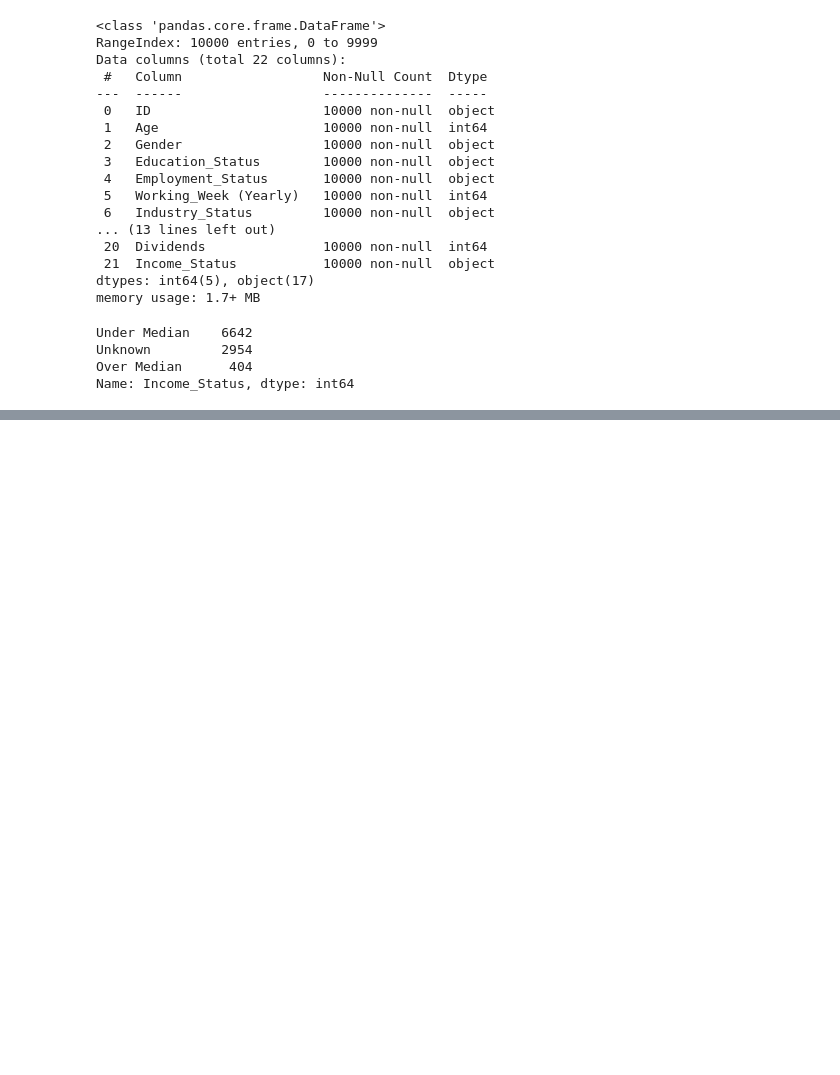
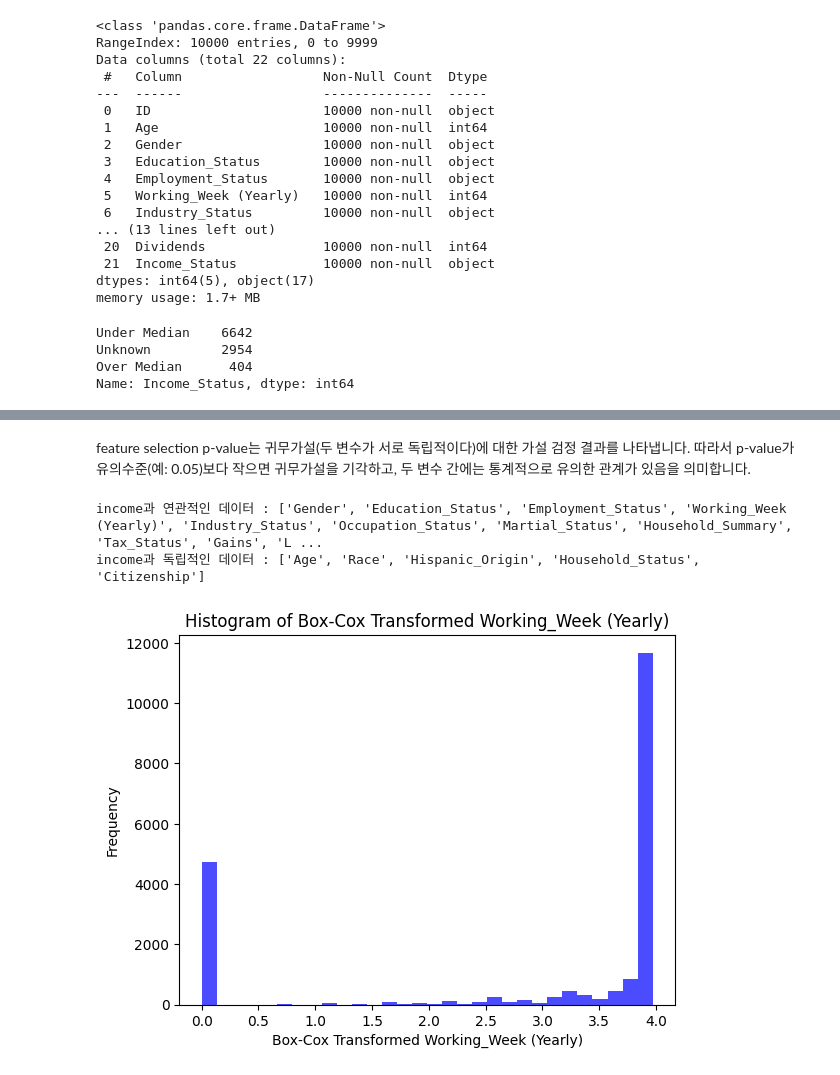
Before and after one commit to jinny908/Income-Prediction-AI-Hackathon, a Jupyter notebook: income-dacon.ipynb, the cells around one changed output, grey strips where cells are left out. Cells and saved outputs as stored; diff of their text form; code cells hidden in the pictures; blank space fills up the shorter version.

```diff
--- a/income-dacon.ipynb
+++ b/income-dacon.ipynb
@@ -204,2 +268,2 @@ train_data.corr()
 # %%
-train_data = train_data.drop('ID',axis=1)
+train_data = train_data.drop(['ID','Birth_Country (Father)','Birth_Country (Mother)','Birth_Country'] ,axis=1)
@@ -221,0 +270,45 @@ train_data
+# %% [markdown]
+feature selection
+p-value는 귀무가설(두 변수가 서로 독립적이다)에 대한 가설 검정 결과를 나타냅니다. 따라서 p-value가 유의수준(예: 0.05)보다 작으면 귀무가설을 기각하고, 두 변수 간에는 통계적으로 유의한 관계가 있음을 의미합니다.
+# %%
+from scipy.stats import chi2_contingency
+
+# train_data의 모든 열을 사용하여 카이제곱 검정을 수행
+chi2_results = {}
+
+relation = []
+no_relation =[]
+# 각 열에 대한 카이제곱 검정 수행
+for column in train_data.columns:
+    contingency_table = pd.crosstab(train_data['Income'], train_data[column])
+    chi2, p_value, _, _ = chi2_contingency(contingency_table)
+    chi2_results[column] = {'Chi-square Statistic': chi2, 'p-value': p_value}
+
+# 결과 출력
+for column, result in chi2_results.items():
+    # print(f"Column: {column}")
+    # print(f"Chi-square Statistic: {result['Chi-square Statistic']}")
+    # print(f"p-value: {result['p-value']}")
+    # 유의수준 0.05로 설정
+    if result['p-value'] < 0.05:
+        relation.append(column)
+    else:
+        no_relation.append(column)
+print('income과 연관적인 데이터 :',relation)
+print('income과 독립적인 데이터 :',no_relation)
+# %% [output]
+income과 연관적인 데이터 : ['Gender', 'Education_Status', 'Employment_Status', 'Working_Week (Yearly)', 'Industry_Status', 'Occupation_Status', 'Martial_Status', 'Household_Summary', 'Tax_Status', 'Gains', 'L ...
+income과 독립적인 데이터 : ['Age', 'Race', 'Hispanic_Origin', 'Household_Status', 'Citizenship']
+# %%
+from scipy.special import boxcox1p
+
+lambda_value = 0
+train_data['Working_Week (Yearly)'] = boxcox1p(train_data['Working_Week (Yearly)'],lambda_value)
+# %%
+plt.hist(train_data['Working_Week (Yearly)'], bins=30, color='blue', alpha=0.7)
+plt.title('Histogram of Box-Cox Transformed Working_Week (Yearly)')
+plt.xlabel('Box-Cox Transformed Working_Week (Yearly)')
+plt.ylabel('Frequency')
+plt.show()
+# %% [output]
+[figure, added]
```
Also changed, not shown: parts of 39 cells of this notebook.
